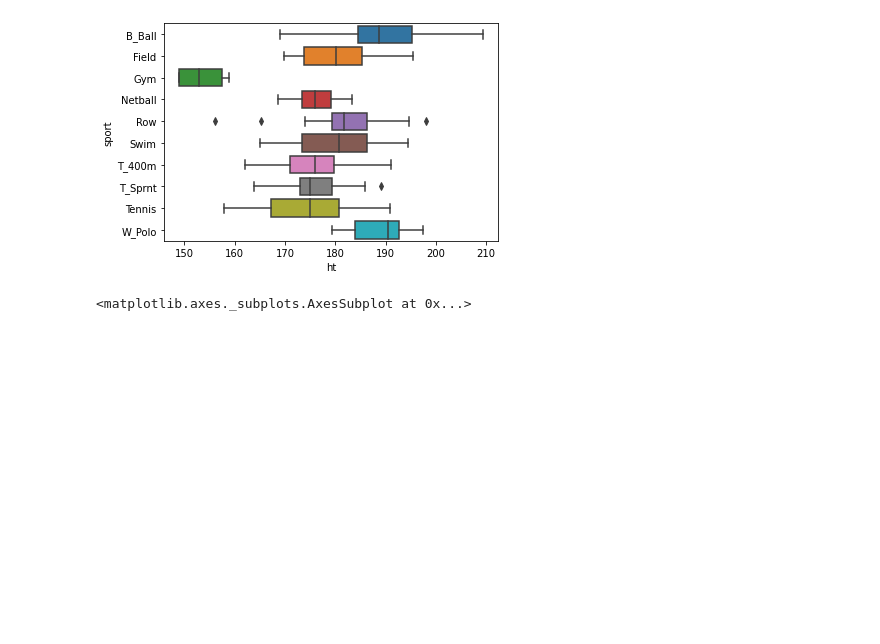
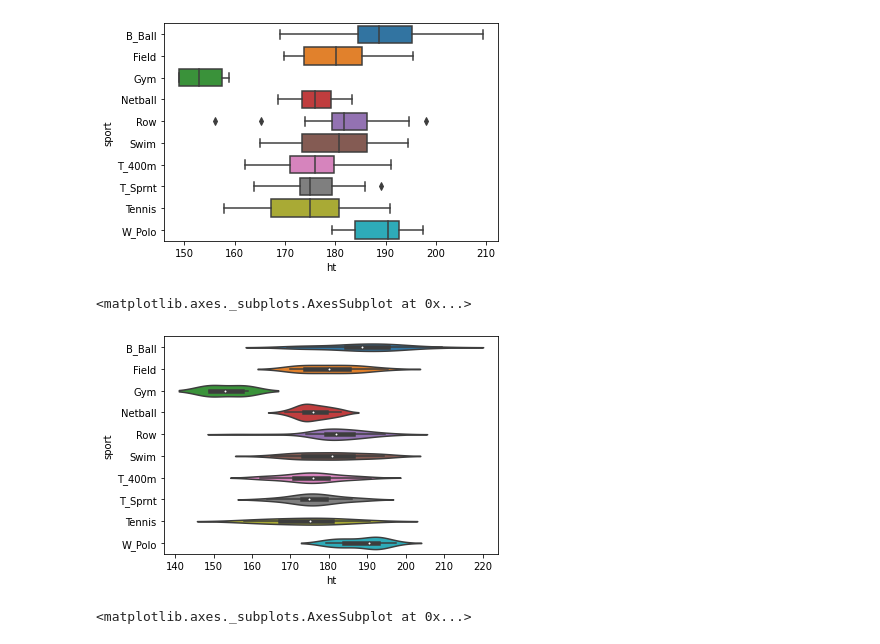
Before and after one commit to arnauddormaels/Data-Science-and-AI, a Jupyter notebook: Solution Labs/lab-2-01.ipynb, the cells around one changed output. Drawn from its saved outputs; the diff is of its cells as text; code cells hidden in the pictures; blank space fills up the shorter version.

```diff
--- a/Solution Labs/lab-2-01.ipynb
+++ b/Solution Labs/lab-2-01.ipynb
@@ -52,6 +52,11 @@ sns.boxplot(data=ais,x='ht',y='sport')
 # %% [output]
 <matplotlib.axes._subplots.AxesSubplot at 0x...>
 [figure]
+# %%
+sns.violinplot(data=ais,x='ht',y='sport')
+# %% [output]
+<matplotlib.axes._subplots.AxesSubplot at 0x...>
+[figure, added]
 # %%
 sns.boxplot(data=ais[ais.sex=='f'],x='ht')
 # %% [output]
```
Also changed, not shown: parts of 4 cells of this notebook.
